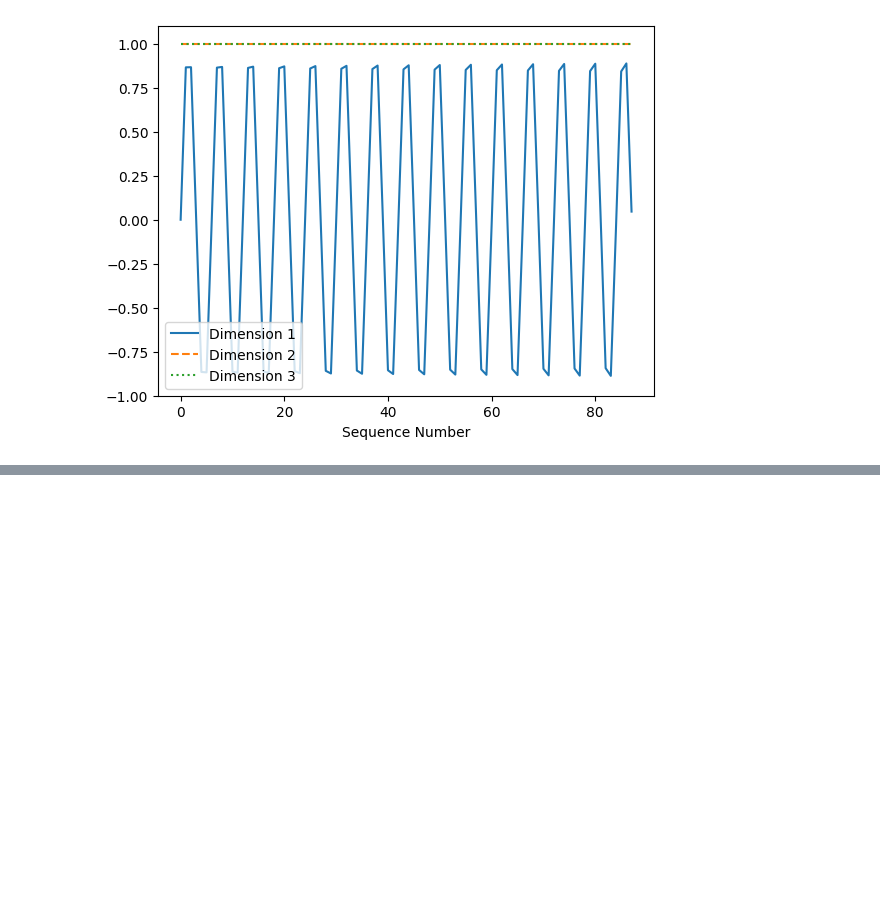
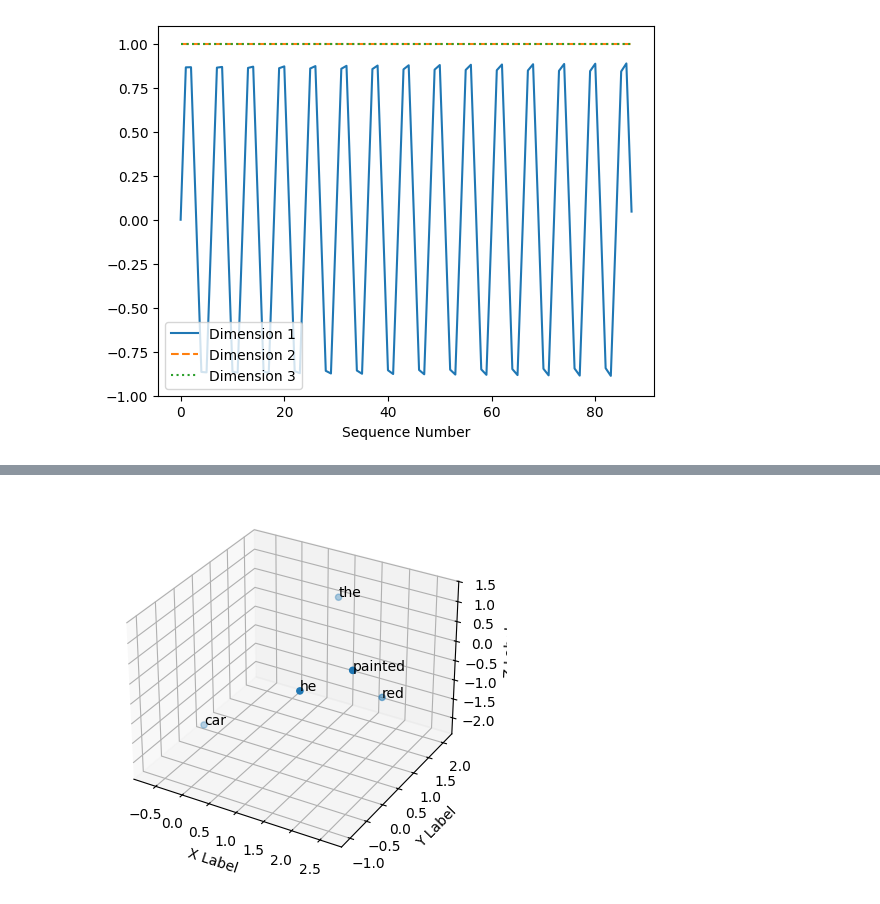
Before and after one commit to VishSeran/transformer-models, a Jupyter notebook: self-attention/build_self-attention-from-scratch.ipynb, the cells around one changed output, grey strips where cells are left out. Saved outputs shown, nothing was run; the diff lists cells and outputs as text; code cells hidden in the pictures; blank space fills up the shorter version.

Commit message:
modified positional encoding and plotted the plot embeddings using sin and cosin

```diff
--- a/self-attention/build_self-attention-from-scratch.ipynb
+++ b/self-attention/build_self-attention-from-scratch.ipynb
@@ -474,0 +481,10 @@ plt.show()
+# %%
+# so we adhere sin and cosine curve instead of using one
+
+pe = torch.cat((torch.cos(2 * 3.14* positions/25), torch.sin(2 * 3.14* positions/25),
+                torch.sin(2*3.14*positions/5)),axis = 1)
+
+pos_embeddings_combine = embed_out + pe[0:samples,0:dims]
+plot_embeddings(pos_embeddings_combine.detach().numpy(), tokenizor(sample_text),vocab)
+# %% [output]
+[figure, added]
```
Also changed, not shown: parts of 1 cell of this notebook.
